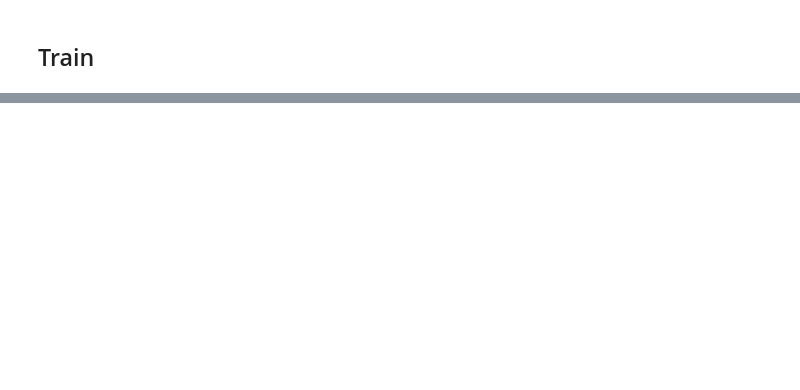
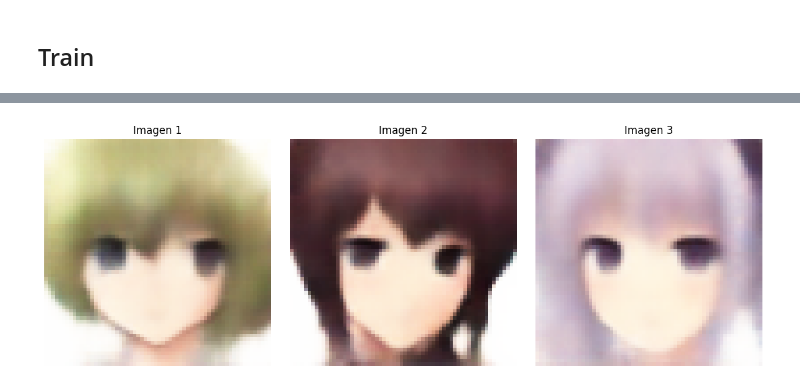
Before and after one commit to Alvarofp537/MG-anime_generator, a Jupyter notebook: Variational_Autoencoder_v2.ipynb, the cells around one changed output, grey strips where cells are left out. Drawn from its saved outputs; the diff is of its cells as text; code cells hidden in the pictures; blank space fills up the shorter version.

```diff
--- a/Variational_Autoencoder_v2.ipynb
+++ b/Variational_Autoencoder_v2.ipynb
@@ -177,0 +221,23 @@ encoder = Model(input_img, [mu, log_var, z], name="encoder")
+# %%
+latent_inputs = keras.Input(shape=(latent_dim,))
+x = Dense(1024, activation="relu")(latent_inputs)
+x = Reshape(shape_before_flatten)(x)
+x = Conv2DTranspose(256, 3, strides=2, padding='same')(x)
+x = BatchNormalization()(x)
+x = Activation("relu")(x)
+x = Conv2DTranspose(128, 3, strides=2, padding='same')(x)
+x = BatchNormalization()(x)
+x = Activation("relu")(x)
+x = Conv2DTranspose(64, 3, strides=2, padding='same')(x)
+x = BatchNormalization()(x)
+x = Activation("relu")(x)
+x = Conv2DTranspose(32, 3, strides=2, padding='same')(x)
+x = BatchNormalization()(x)
+x = Activation("relu")(x)
+x = Conv2DTranspose(16, 3, strides=2, padding='same')(x)
+x = BatchNormalization()(x)
+x = Activation("relu")(x)
+
+decoder_outputs = Conv2DTranspose(3, 3, activation="sigmoid", padding="same")(x)
+decoder = Model(latent_inputs, decoder_outputs, name="decoder")
+decoder.summary()
@@ -340,0 +408,18 @@ plot_resultados(vae,image_dir)
+# %%
+import matplotlib.pyplot as plt
+
+# Genera 3 imágenes desde el decoder
+generated_images = [decoder.predict(np.random.normal(size=(1, latent_dim)).astype("float32")) for _ in range(3)]
+
+# Crea un subplot con 1 fila y 3 columnas
+fig, axes = plt.subplots(1, 3, figsize=(12, 4))
+
+# Muestra cada imagen en su respectivo eje
+for i, ax in enumerate(axes):
+    ax.imshow(generated_images[i][0])
+    ax.axis('off')
+    ax.set_title(f"Imagen {i+1}")
+
+plt.tight_layout()
+plt.show()
+# %% [output]
@@ -341,3 +429,4 @@ plot_resultados(vae,image_dir)
+[figure, added]
 # %%
 # Current timestamp
 timestamp = datetime.datetime.now().strftime("%m_%d_%H:%M")
```
Also changed, not shown: parts of 32 cells of this notebook.
